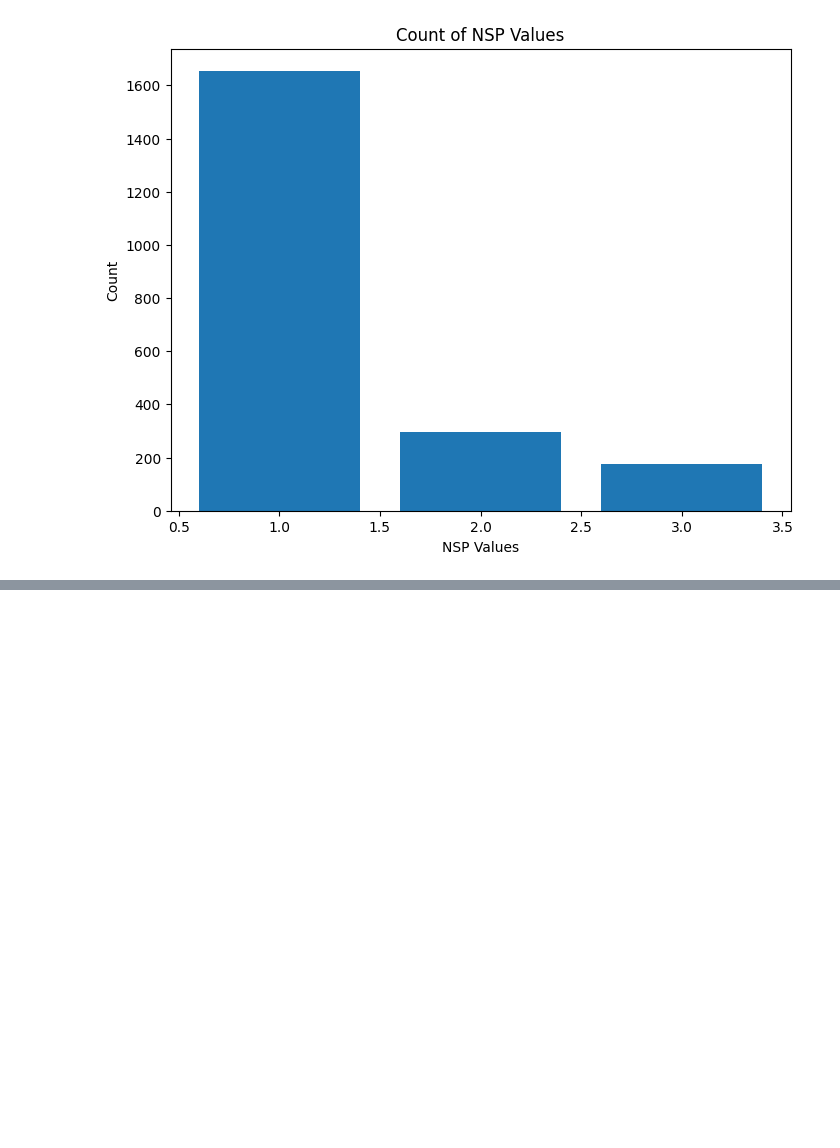
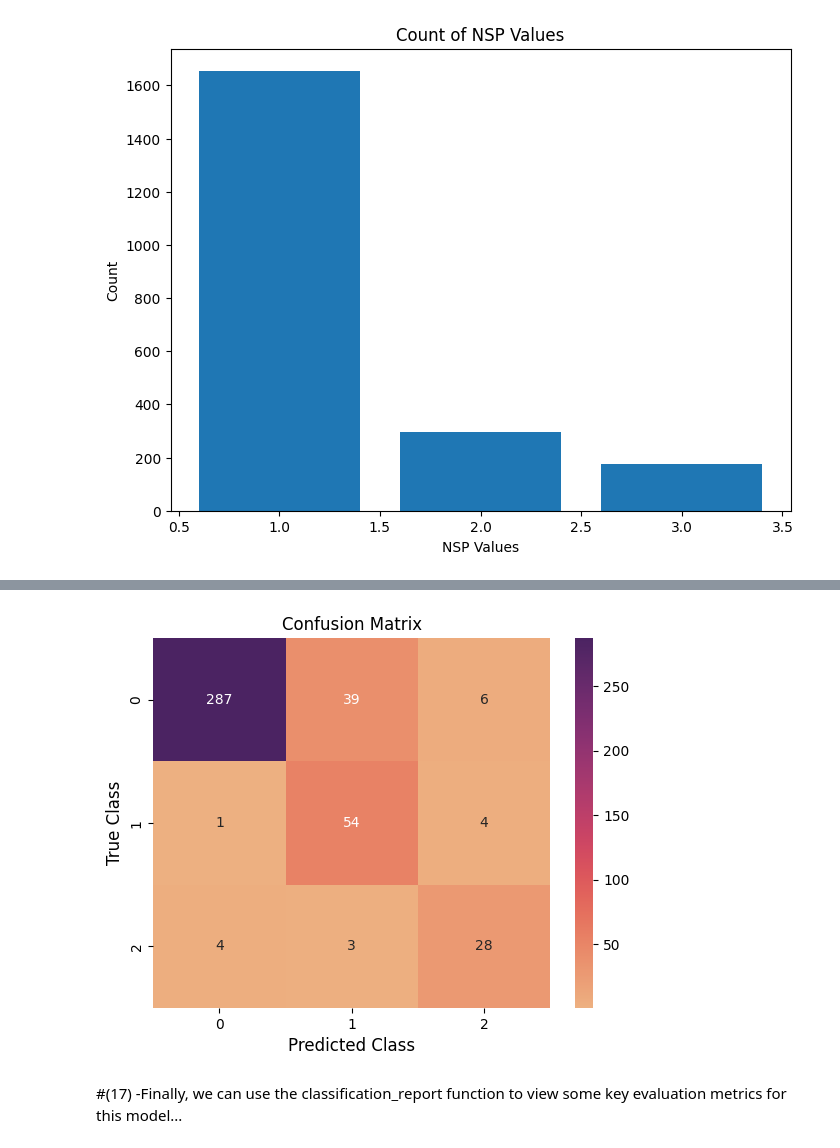
Before and after one commit to kwakpovwe/kwakpovwe, a Jupyter notebook: Introduction_to_Neural_Networks_with_Keras.ipynb, the cells around one changed output, grey strips where cells are left out. Saved outputs shown, nothing was run; the diff lists cells and outputs as text; code cells hidden in the pictures; blank space fills up the shorter version.

```diff
--- a/Introduction_to_Neural_Networks_with_Keras.ipynb
+++ b/Introduction_to_Neural_Networks_with_Keras.ipynb
@@ -104,0 +267,3 @@ plt.show()
+# %%
+y_pred = model.predict(x_test)
+y_pred = y_pred.argmax(axis=1)
@@ -104,0 +284,19 @@ plt.show()
+# %%
+from sklearn.metrics import confusion_matrix
+
+# Calculate the confusion matrix
+confusion_matrix_data = confusion_matrix(y_test, y_pred)
+
+# Create a heatmap for the confusion matrix
+ax = sns.heatmap(confusion_matrix_data, cmap='flare', annot=True, fmt='d')
+
+plt.xlabel("Predicted Class", fontsize=12)
+plt.ylabel("True Class", fontsize=12)
+plt.title("Confusion Matrix", fontsize=12)
+
+plt.show()
+# %% [output]
+[figure, added]
+# %% [markdown]
+#(17)
+ -Finally, we can use the classification_report function to view some key evaluation metrics for this model...
```
Also changed, not shown: parts of 29 cells of this notebook.
